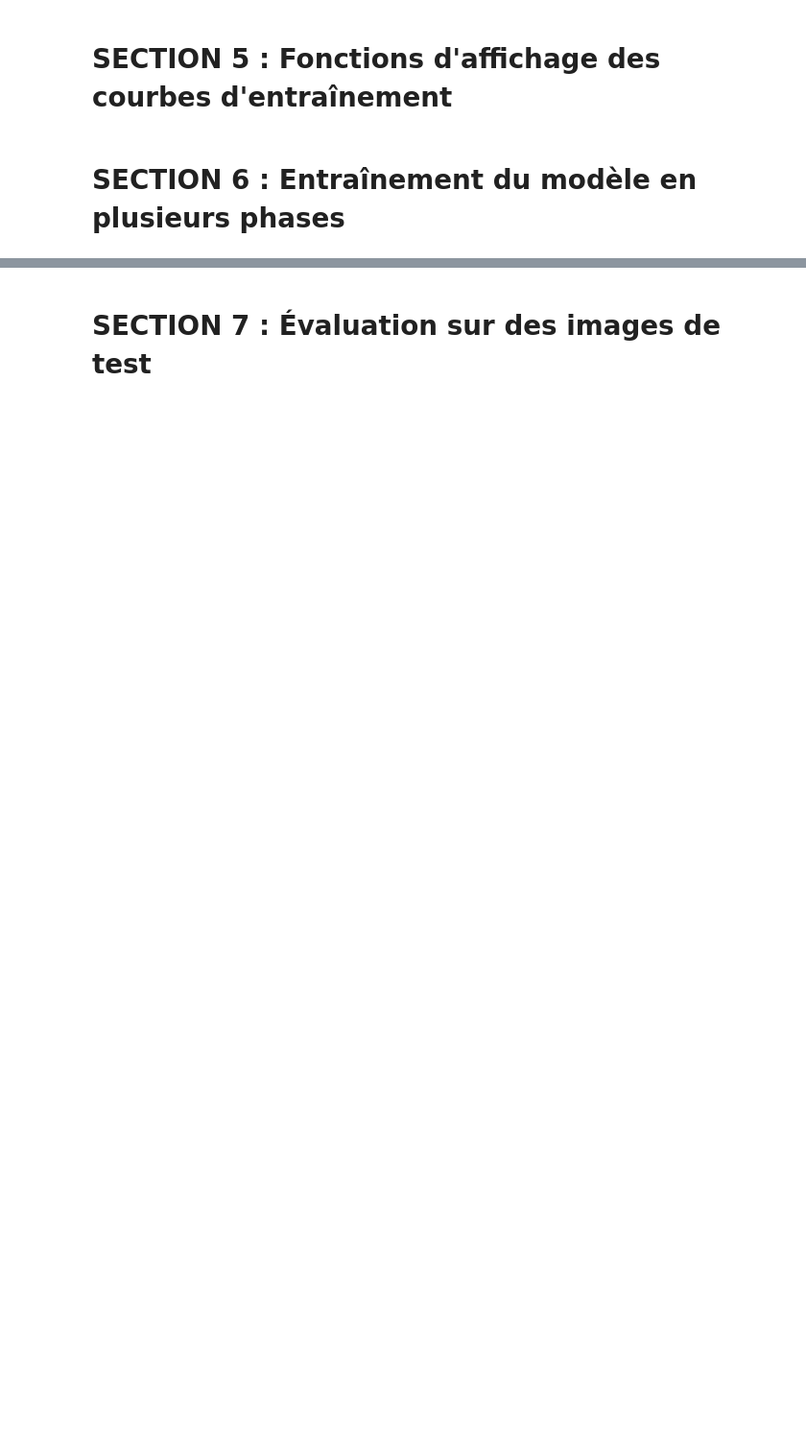
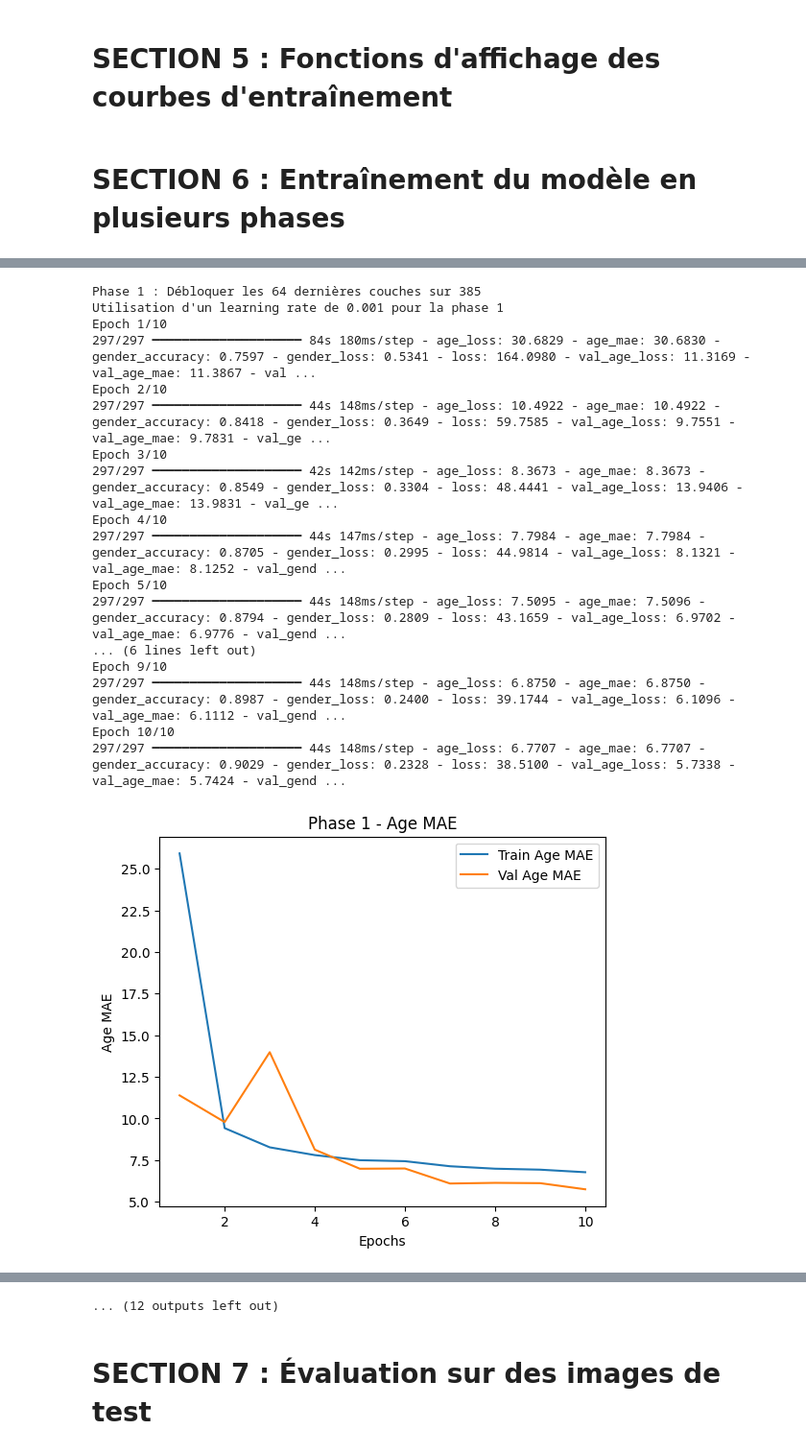
Before and after one commit to HuanJY/SAEBUT3, a Jupyter notebook: Model4.ipynb, the cells around one changed output, grey strips where cells are left out. Shown at 96% size. Saved outputs shown, nothing was run; the diff lists cells and outputs as text; code cells hidden in the pictures; blank space fills up the shorter version.

Commit message:
Mise à Jour Code Model4

```diff
--- a/Model4.ipynb
+++ b/Model4.ipynb
@@ -421,19 +396,0 @@ plot_training_history_separate(history_tuning, "Phase 2")
-# %%
-# --- Phase 3 : Fine-tuning complet (débloquer l'intégralité du modèle) ---
-base_model.trainable = True
-
-with tf.device("/GPU:0"):
-  model.compile(
-      optimizer=tf.keras.optimizers.Adam(learning_rate=1e-6),
-      loss={"gender": "binary_crossentropy", "age": weighted_mae},
-      metrics={"gender": "accuracy", "age": "mae"},
-      loss_weights={"age": 10, "gender": 20},
-  )
-
-  history_final = model.fit(
-      train_dataset,
-      epochs=60,
-      validation_data=val_dataset,
-      callbacks=callbacks,
-      initial_epoch=history_tuning.epoch[-1]
-  )
@@ -462,0 +397,55 @@ plot_training_history_separate(history_final, "Phase 3")
+# %%
+for phase in range(1, num_phases + 1):
+    # On calcule combien de couches débloquer (ici proportionnel à la phase)
+    num_layers_to_unfreeze = int((phase / num_phases) * total_layers)
+    print(f"Phase {phase} : Débloquer les {num_layers_to_unfreeze} dernières couches sur {total_layers}")
+
+    # On parcourt toutes les couches et on définit .trainable=True
+    # uniquement pour les couches concernées
+    for i, layer in enumerate(base_model.layers):
+        layer.trainable = (i >= total_layers - num_layers_to_unfreeze)
+
+    # On ajuste un learning rate (LR) exponentiellement décroissant à chaque phase
+    lr = 1e-3 * (0.5 ** (phase - 1))
+    print(f"Utilisation d'un learning rate de {lr} pour la phase {phase}")
+
+    optimizer = tf.keras.optimizers.Adam(learning_rate=lr, clipnorm=1.0)
+
+    # Pour la compilation, on définit deux pertes (age et gender),
+    # ainsi que leurs poids respectifs.
+    model.compile(
+        optimizer=optimizer,
+        loss={"gender": "binary_crossentropy", "age": "mean_absolute_error"},
+        metrics={"gender": "accuracy", "age": "mae"},
+        loss_weights={"age": 5, "gender": 20}  # Ajuster ces poids selon l'importance relative des tâches
+    )
+
+    # Entraînement pour quelques époques (ou on laisse EarlyStopping gérer l'arrêt)
+    history_phase = model.fit(
+        train_dataset,
+        epochs=10,
+        validation_data=val_dataset,
+        callbacks=callbacks
+    )
+
+    # Visualisation des courbes d'apprentissage pour cette phase
+    plot_training_history_separate(history_phase, f"Phase {phase}")
+# %% [output]
+Phase 1 : Débloquer les 64 dernières couches sur 385
+Utilisation d'un learning rate de 0.001 pour la phase 1
+Epoch 1/10
+297/297 ━━━━━━━━━━━━━━━━━━━━ 84s 180ms/step - age_loss: 30.6829 - age_mae: 30.6830 - gender_accuracy: 0.7597 - gender_loss: 0.5341 - loss: 164.0980 - val_age_loss: 11.3169 - val_age_mae: 11.3867 - val ...
+Epoch 2/10
+297/297 ━━━━━━━━━━━━━━━━━━━━ 44s 148ms/step - age_loss: 10.4922 - age_mae: 10.4922 - gender_accuracy: 0.8418 - gender_loss: 0.3649 - loss: 59.7585 - val_age_loss: 9.7551 - val_age_mae: 9.7831 - val_ge ...
+Epoch 3/10
+297/297 ━━━━━━━━━━━━━━━━━━━━ 42s 142ms/step - age_loss: 8.3673 - age_mae: 8.3673 - gender_accuracy: 0.8549 - gender_loss: 0.3304 - loss: 48.4441 - val_age_loss: 13.9406 - val_age_mae: 13.9831 - val_ge ...
+Epoch 4/10
+297/297 ━━━━━━━━━━━━━━━━━━━━ 44s 147ms/step - age_loss: 7.7984 - age_mae: 7.7984 - gender_accuracy: 0.8705 - gender_loss: 0.2995 - loss: 44.9814 - val_age_loss: 8.1321 - val_age_mae: 8.1252 - val_gend ...
+Epoch 5/10
+297/297 ━━━━━━━━━━━━━━━━━━━━ 44s 148ms/step - age_loss: 7.5095 - age_mae: 7.5096 - gender_accuracy: 0.8794 - gender_loss: 0.2809 - loss: 43.1659 - val_age_loss: 6.9702 - val_age_mae: 6.9776 - val_gend ...
+... (6 lines left out)
+Epoch 9/10
+297/297 ━━━━━━━━━━━━━━━━━━━━ 44s 148ms/step - age_loss: 6.8750 - age_mae: 6.8750 - gender_accuracy: 0.8987 - gender_loss: 0.2400 - loss: 39.1744 - val_age_loss: 6.1096 - val_age_mae: 6.1112 - val_gend ...
+Epoch 10/10
+297/297 ━━━━━━━━━━━━━━━━━━━━ 44s 148ms/step - age_loss: 6.7707 - age_mae: 6.7707 - gender_accuracy: 0.9029 - gender_loss: 0.2328 - loss: 38.5100 - val_age_loss: 5.7338 - val_age_mae: 5.7424 - val_gend ...
+[figure, added]
@@ -463,3 +494,4 @@ plot_training_history_separate(history_final, "Phase 3")
+... (12 outputs left out)
 # %% [markdown]
 # **SECTION 7 : Évaluation sur des images de test**
 # %%
```
Also changed, not shown: parts of 50 cells of this notebook.
